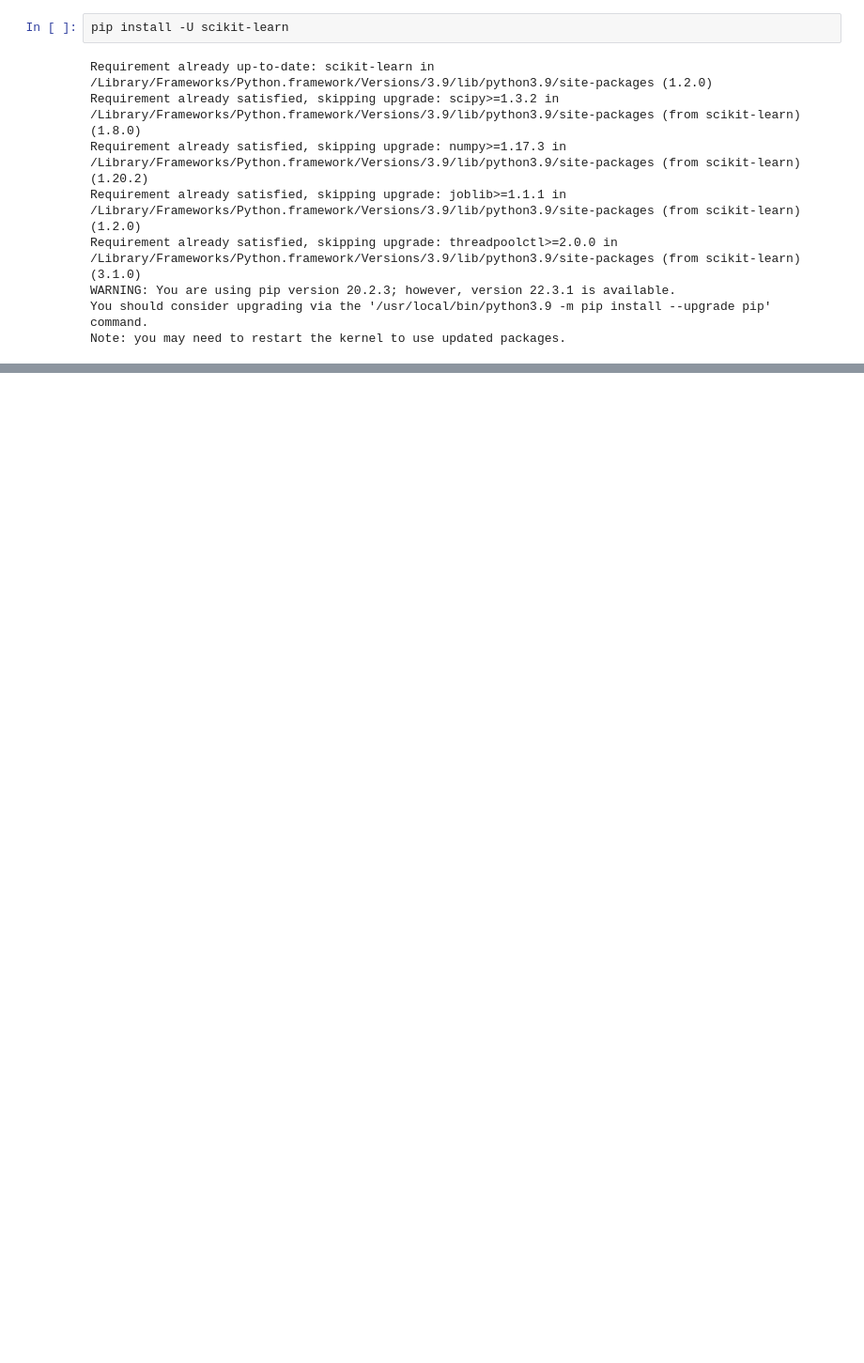
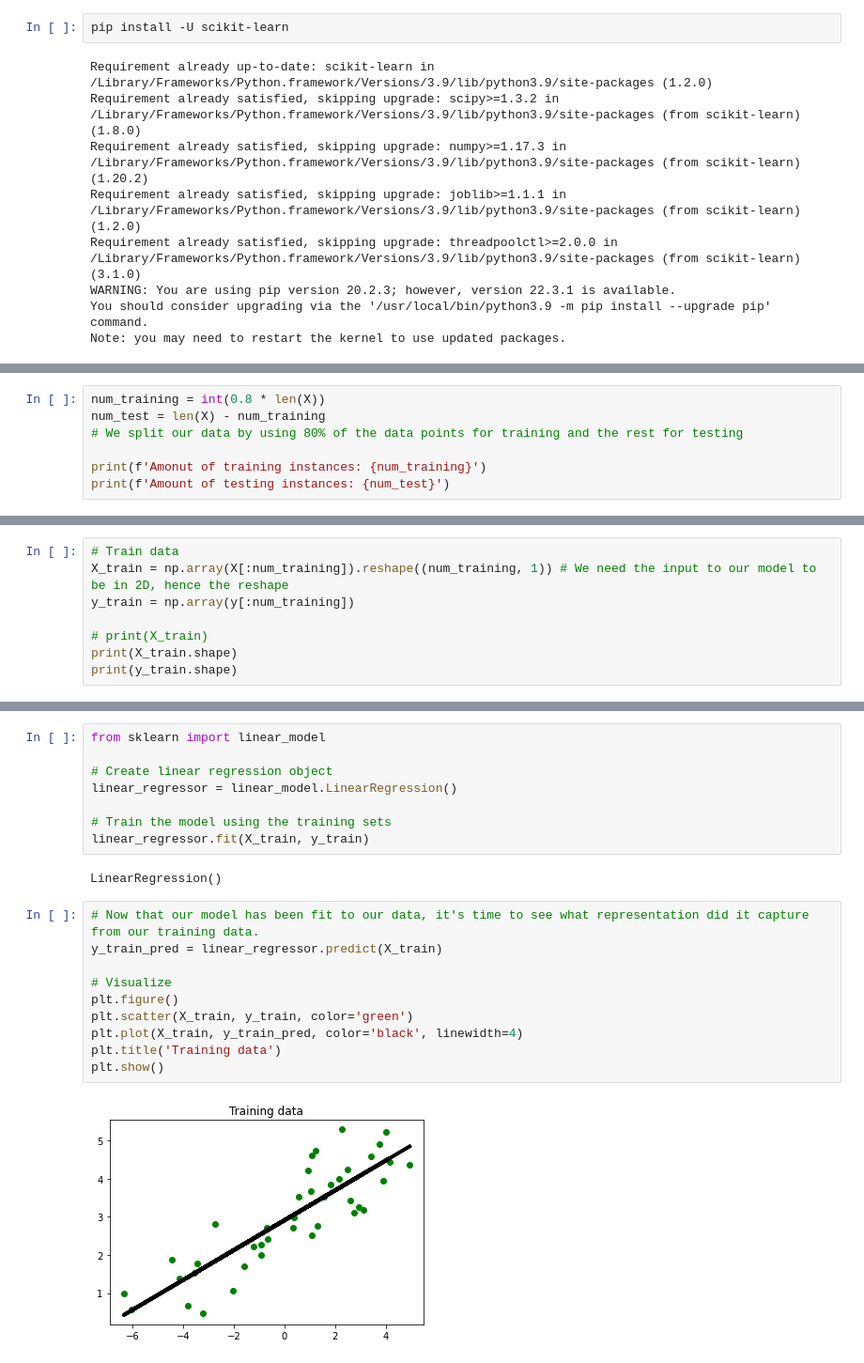
Before and after one commit to serine000/MLCookbookNotebooks, a Jupyter notebook: Chapter_1/Notebook_2_Regression.ipynb, the cells around one changed output, grey strips where cells are left out. Shown at 94% size. Saved outputs shown, nothing was run; the diff lists cells and outputs as text; blank space fills up the shorter version.

```diff
--- a/Chapter_1/Notebook_2_Regression.ipynb
+++ b/Chapter_1/Notebook_2_Regression.ipynb
@@ -17,0 +78,7 @@ import scipy
+# %%
+num_training = int(0.8 * len(X))
+num_test = len(X) - num_training
+# We split our data by using 80% of the data points for training and the rest for testing
+
+print(f'Amonut of training instances: {num_training}')
+print(f'Amount of testing instances: {num_test}')
@@ -17,0 +88,8 @@ import scipy
+# %%
+# Train data
+X_train = np.array(X[:num_training]).reshape((num_training, 1)) # We need the input to our model to be in 2D, hence the reshape
+y_train = np.array(y[:num_training])
+
+# print(X_train)
+print(X_train.shape)
+print(y_train.shape)
@@ -17,0 +109,22 @@ import scipy
+# %%
+from sklearn import linear_model
+
+# Create linear regression object
+linear_regressor = linear_model.LinearRegression()
+
+# Train the model using the training sets
+linear_regressor.fit(X_train, y_train)
+# %% [output]
+LinearRegression()
+# %%
+# Now that our model has been fit to our data, it's time to see what representation did it capture from our training data.
+y_train_pred = linear_regressor.predict(X_train)
+
+# Visualize
+plt.figure()
+plt.scatter(X_train, y_train, color='green')
+plt.plot(X_train, y_train_pred, color='black', linewidth=4)
+plt.title('Training data')
+plt.show()
+# %% [output]
+[figure, added]
```
Also changed, not shown: parts of 17 cells of this notebook, 2 other files.
